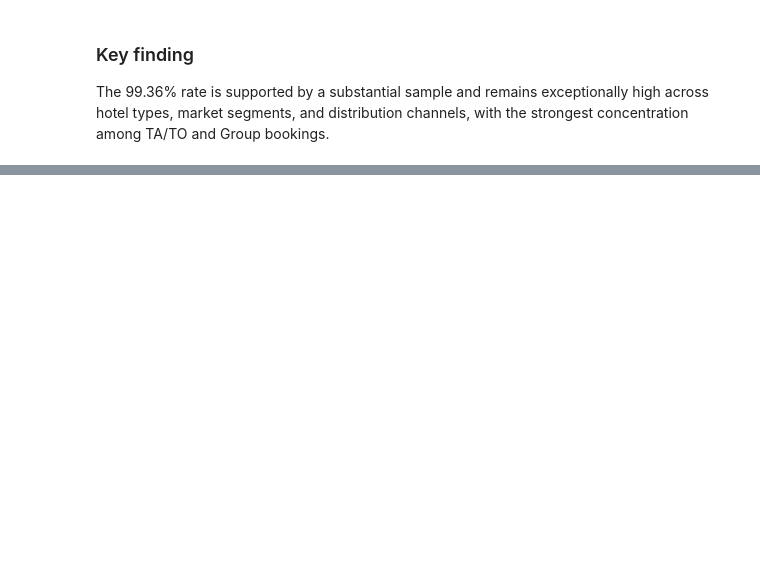
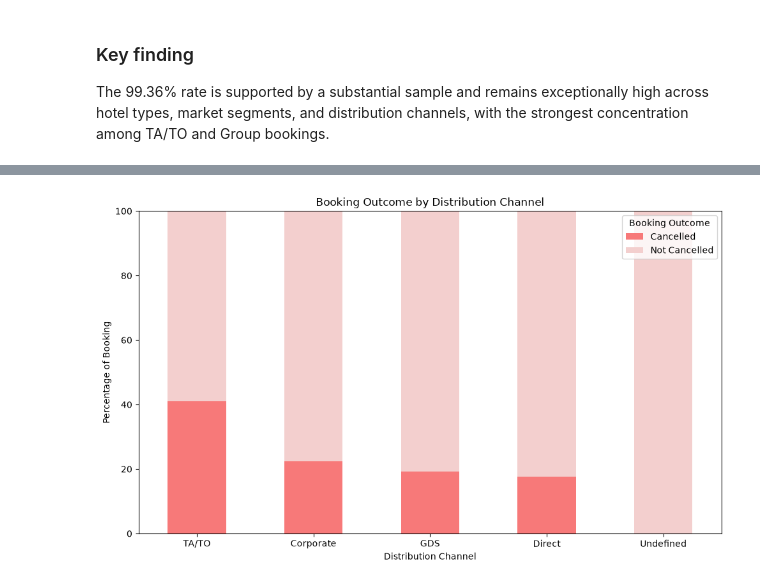
Before and after one commit to Fatima-Zehra-DA/Hotel-Booking-Cancellation-Analysis-Python-PowerBI, a Jupyter notebook: Notebooks/Hotel_Booking_Cancellation_Analysis.ipynb, the cells around one changed output, grey strips where cells are left out. Drawn from its saved outputs; the diff is of its cells as text; code cells hidden in the pictures; blank space fills up the shorter version.

```diff
--- a/Notebooks/Hotel_Booking_Cancellation_Analysis.ipynb
+++ b/Notebooks/Hotel_Booking_Cancellation_Analysis.ipynb
@@ -509,0 +584,37 @@ channel_cancellation
+# %%
+channel_plot = channel_cancellation.copy()
+
+channel_plot['cancelled_pct'] = (
+    channel_plot['cancelled'] /
+    channel_plot['bookings'] * 100
+)
+
+channel_plot['not_cancelled_pct'] = (
+    channel_plot['not_cancelled'] /
+    channel_plot['bookings'] * 100
+)
+# Plot
+
+ax = channel_plot.set_index('distribution_channel')[
+    ['cancelled_pct','not_cancelled_pct']
+].plot(
+    kind = 'bar',
+    stacked = True,
+    figsize = (10, 6),
+    color = light_palette[::3][::-1]
+)
+
+plt.title('Booking Outcome by Distribution Channel')
+plt.xlabel('Distribution Channel')
+plt.ylabel('Percentage of Booking')
+plt.xticks(rotation = 0)
+plt.ylim(0, 100)
+plt.legend(
+    title = 'Booking Outcome',
+    labels = ['Cancelled', 'Not Cancelled']
+)
+
+plt.tight_layout()
+plt.show()
+# %% [output]
+[figure, added]
```
Also changed, not shown: parts of 22 cells of this notebook, 2 other files.
